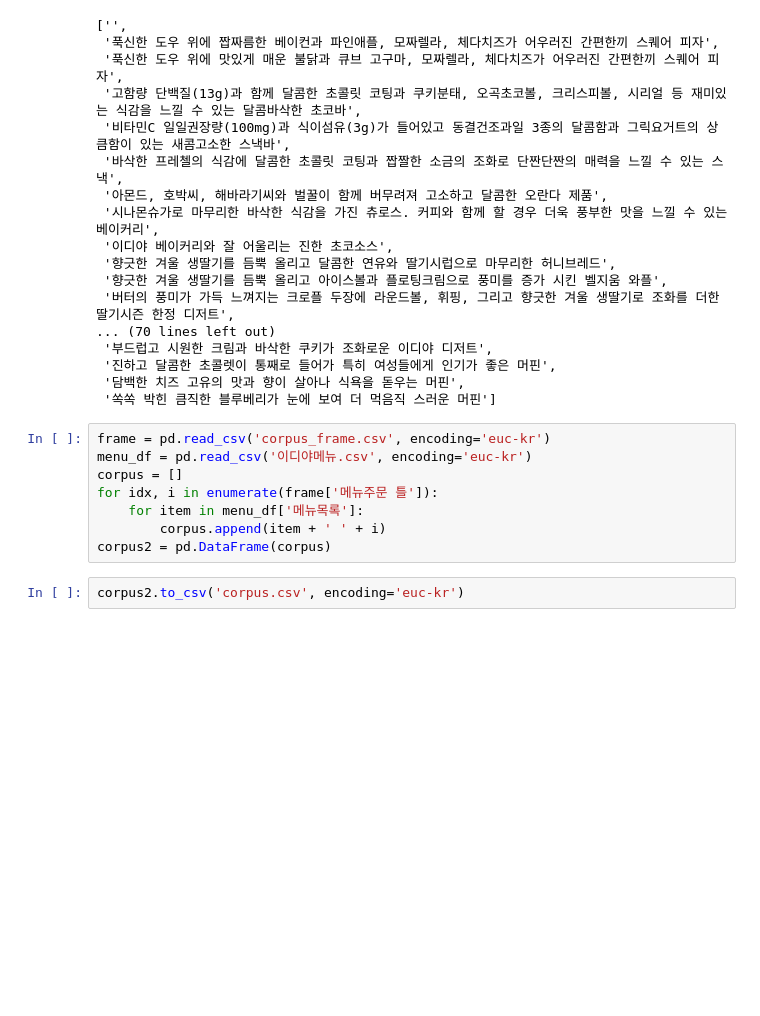
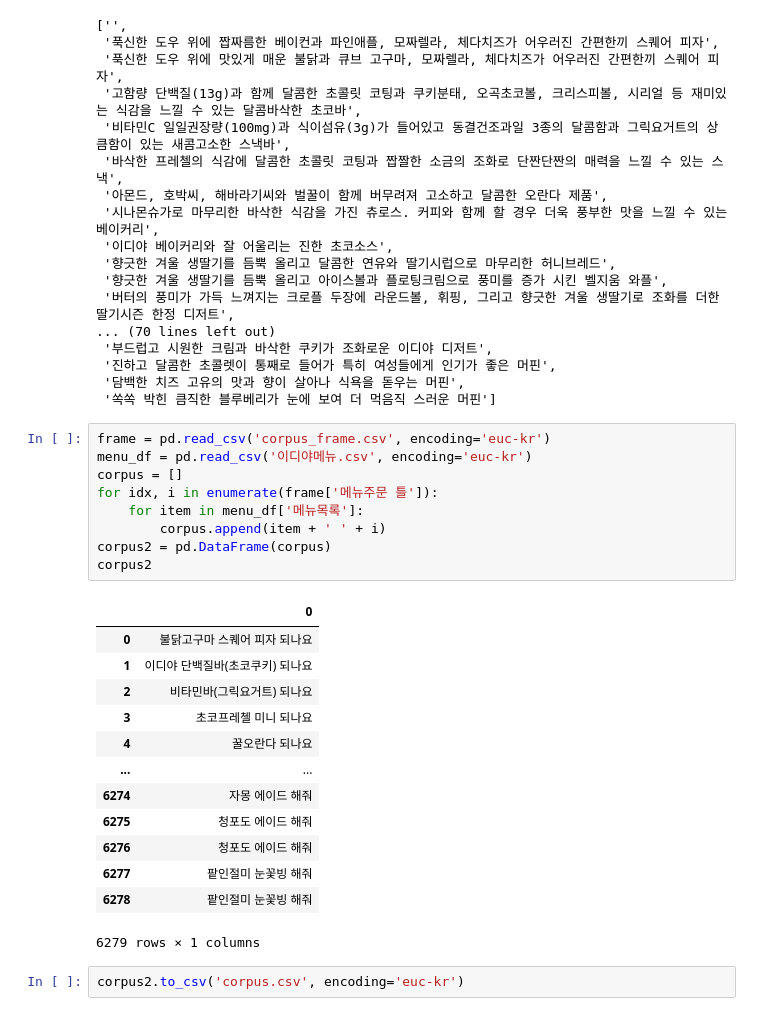
Before and after one commit to RockhoRockho/Chatbot_FG, a Jupyter notebook: DataFrame 만들기 과정.ipynb, the cells around one changed output. Drawn from its saved outputs; the diff is of its cells as text; blank space fills up the shorter version.

```diff
--- a/DataFrame 만들기 과정.ipynb
+++ b/DataFrame 만들기 과정.ipynb
@@ -479,10 +479,25 @@ cook_detail
 # %%
 frame = pd.read_csv('corpus_frame.csv', encoding='euc-kr')
 menu_df = pd.read_csv('이디야메뉴.csv', encoding='euc-kr')
 corpus = []
 for idx, i in enumerate(frame['메뉴주문 틀']):
     for item in menu_df['메뉴목록']:
         corpus.append(item + ' ' + i)
 corpus2 = pd.DataFrame(corpus)
+corpus2
+# %% [output]
+|  | 0 |
+| 0 | 불닭고구마 스퀘어 피자 되나요 |
+| 1 | 이디야 단백질바(초코쿠키) 되나요 |
+| 2 | 비타민바(그릭요거트) 되나요 |
+| 3 | 초코프레첼 미니 되나요 |
+| 4 | 꿀오란다 되나요 |
+| ... | ... |
+| 6274 | 자몽 에이드 해줘 |
+| 6275 | 청포도 에이드 해줘 |
+| 6276 | 청포도 에이드 해줘 |
+| 6277 | 팥인절미 눈꽃빙 해줘 |
+| 6278 | 팥인절미 눈꽃빙 해줘 |
+6279 rows × 1 columns
-# %%
-corpus2.to_csv('corpus.csv', encoding='euc-kr')
+# %%
+corpus2.to_csv('corpus.csv', encoding='euc-kr')
```
Also changed, not shown: parts of 2 cells of this notebook, 5 other files.
